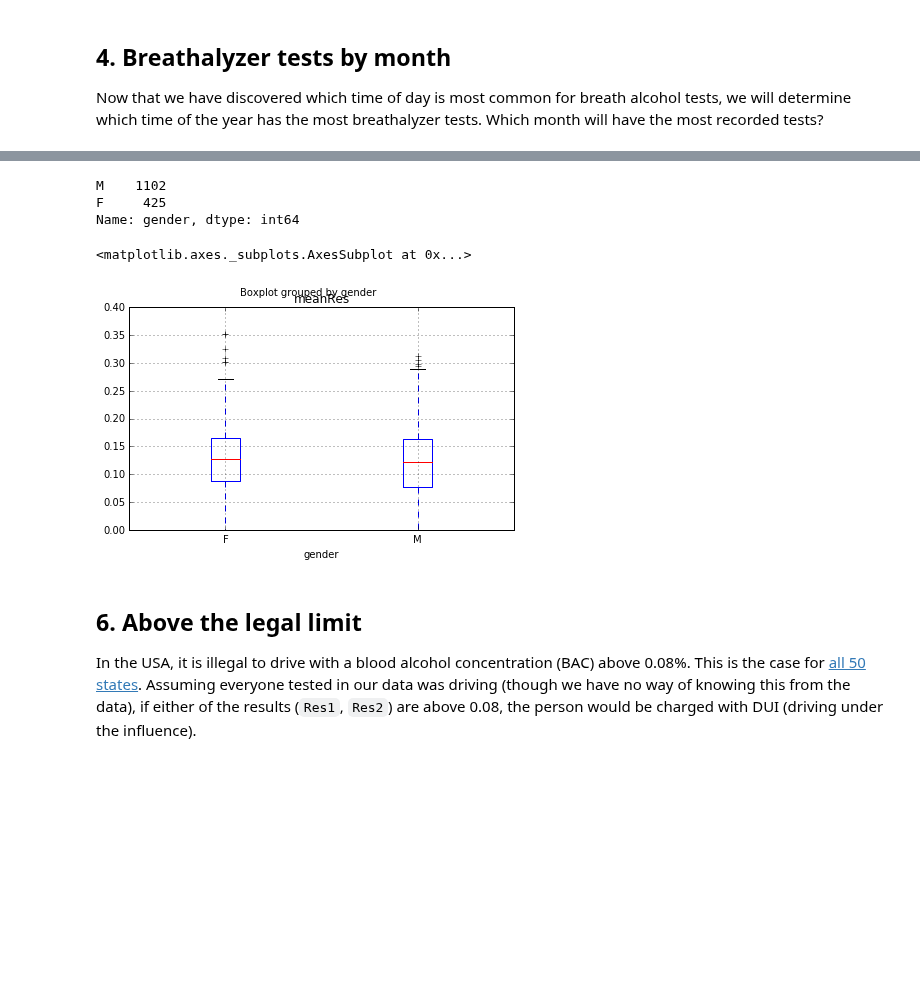
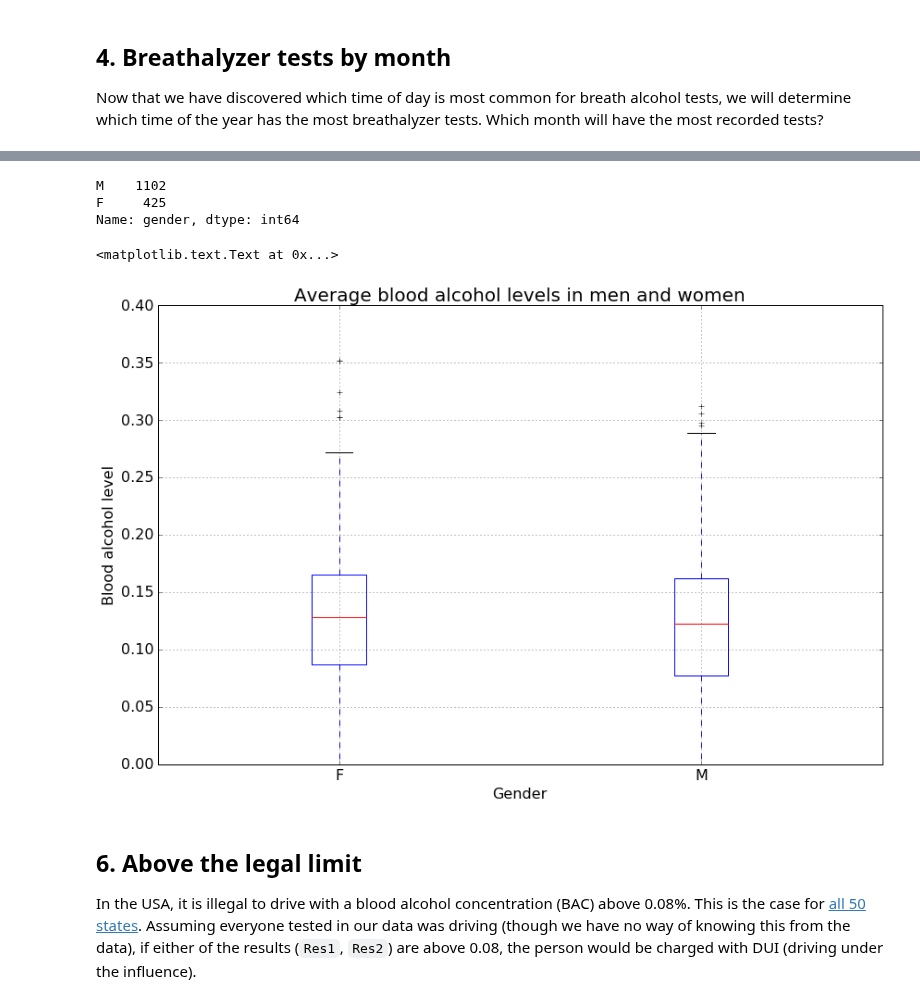
Before and after one commit to irinamicov/DrunksInAmesIowa, a Jupyter notebook: notebook.ipynb, the cells around one changed output, grey strips where cells are left out. Cells and saved outputs as stored; diff of their text form; code cells hidden in the pictures; blank space fills up the shorter version.

```diff
--- a/notebook.ipynb
+++ b/notebook.ipynb
@@ -74,22 +81,26 @@ monthly.plot.bar(x=monthly)
 # %%
 # count by gender
 counts_gender = ba_data['gender'].value_counts()
 print(counts_gender)
 
 # create a dataset with no NAs in gender
 gen = ba_data.dropna(subset=['gender'])
 
 # create a mean test result variable
-mean_bas = gen.assign(meanRes=(ba_data['Res1'] + ba_data['Res2'])/2)
+mean_bas = gen.assign(meanRes = (ba_data['Res1'] + ba_data['Res2']) / 2)
 
 # create side-by-side boxplots to compare the mean blood alcohol levels of men and women
-mean_bas.boxplot(['meanRes'], by = 'gender')
+mean_bas.boxplot(by='gender', column='meanRes', figsize=(12, 8), fontsize=16)
+plt.title('Average blood alcohol levels in men and women', fontsize=20)
+plt.suptitle('')
+plt.xlabel('Gender', fontsize=16)
+plt.ylabel('Blood alcohol level', fontsize=16)
 # %% [output]
 M    1102
 F     425
 Name: gender, dtype: int64
-<matplotlib.axes._subplots.AxesSubplot at 0x...>
+<matplotlib.text.Text at 0x...>
-[figure, old version]
+[figure, new version]
 # %% [markdown]
 ## 6. Above the legal limit
 <p>In the USA, it is illegal to drive with a blood alcohol concentration (BAC) above 0.08%. This is the case for <a href="https://www.dmv.org/automotive-law/dui.php">all 50 states</a>. Assuming everyone tested in our data was driving (though we have no way of knowing this from the data), if either of the results (<code>Res1</code>, <code>Res2</code>) are above 0.08, the person would be charged with DUI (driving under the influence). </p>
```
Also changed, not shown: parts of 6 cells of this notebook, 1 other file.
